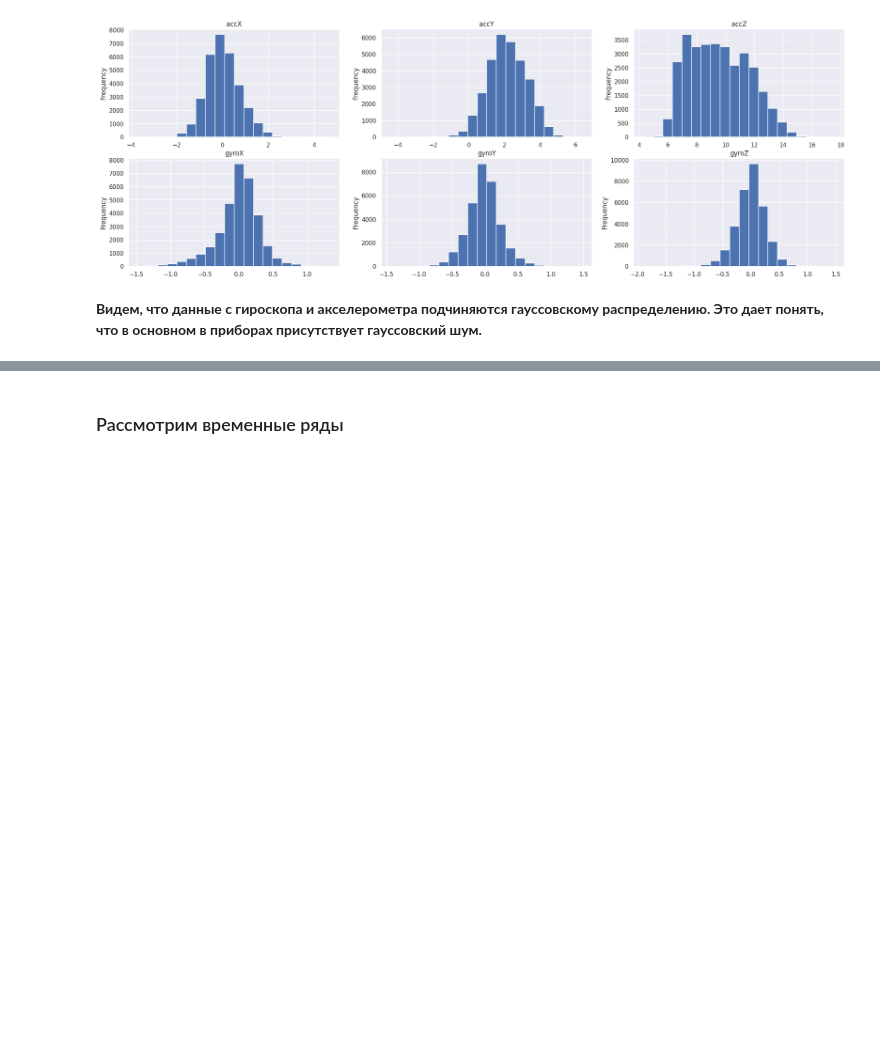
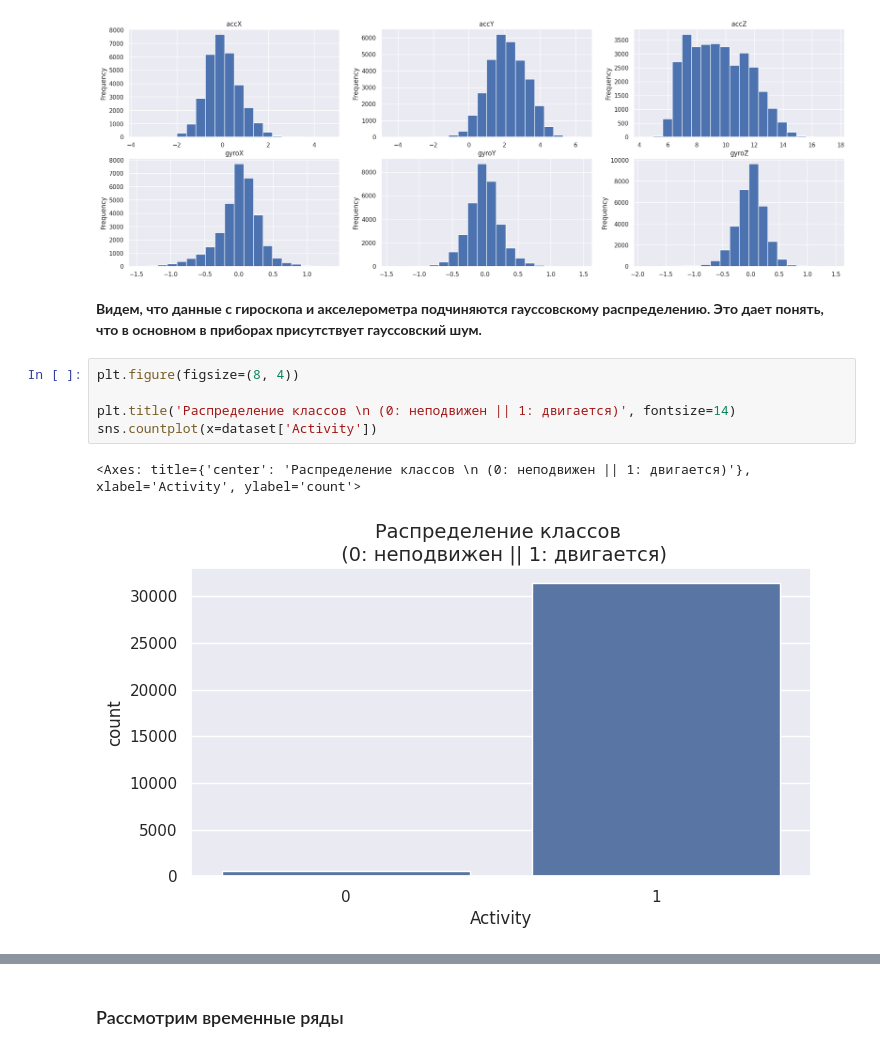
Before and after one commit to Gigdoz/AI-Technologies_ControlPoint, a Jupyter notebook: stop_detector.ipynb, the cells around one changed output, grey strips where cells are left out. Drawn from its saved outputs; the diff is of its cells as text; blank space fills up the shorter version.

```diff
--- a/stop_detector.ipynb
+++ b/stop_detector.ipynb
@@ -142,3 +144,11 @@ for i, col in zip(range(n_features), dataset.columns[:-2]):
 [figure]
 # %% [markdown]
 **Видем, что данные с гироскопа и акселерометра подчиняются гауссовскому распределению. Это дает понять, что в основном в приборах присутствует гауссовский шум.**
+# %%
+plt.figure(figsize=(8, 4))
+
+plt.title('Распределение классов \n (0: неподвижен || 1: двигается)', fontsize=14)
+sns.countplot(x=dataset['Activity'])
+# %% [output]
+<Axes: title={'center': 'Распределение классов \n (0: неподвижен || 1: двигается)'}, xlabel='Activity', ylabel='count'>
+[figure, added]
```
Also changed, not shown: parts of 43 cells of this notebook.
